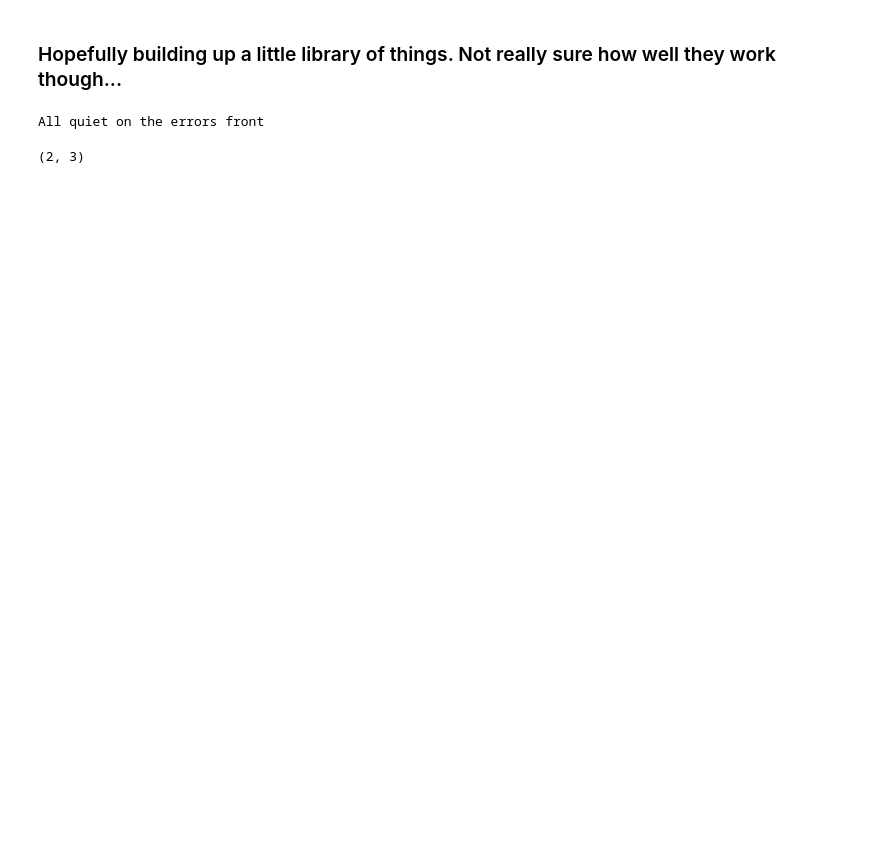
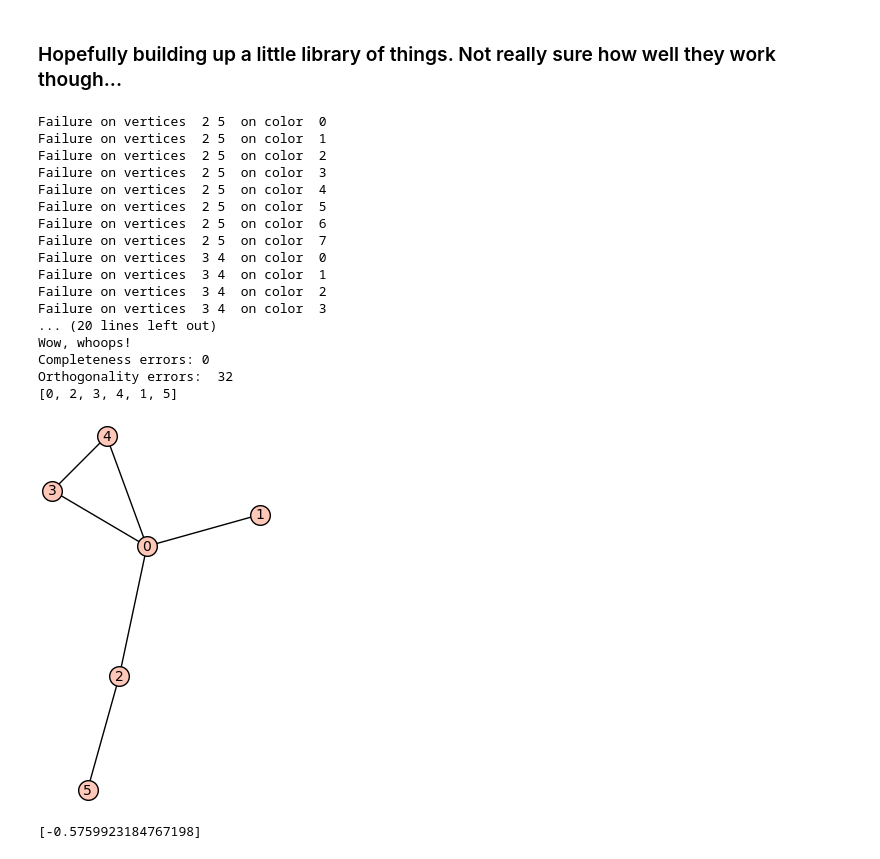
Before and after one commit to TessCollins/Graph_Research, a Jupyter notebook: Graphy_Research_Mains.ipynb, the cells around one changed output. Cells and saved outputs as stored; diff of their text form; code cells hidden in the pictures; blank space fills up the shorter version.

Commit message:
Right before trying to fix the ORDERING part of the qch constructions bc that's what's screwing it up

```diff
--- a/Graphy_Research_Mains.ipynb
+++ b/Graphy_Research_Mains.ipynb
@@ -334,17 +334,21 @@ def check_qch(qch,G):
         for i in range(d):
             for j in range(d):
                 if ((i == j) and (abs(summ[i,j]) >= 1+1e-5)) or ((i != j) and (abs(summ[i][j] > 1e-5))):
-                    print('Failure on vertex ', G.vertices(vi)) #if ON diagonal and NOT ~1, or OFF diagonal and NOT ~0, print 'die'
+                    print('Failure on vertex ', G.vertices(vi)) #if ON diagonal and NOT ~1, or OFF diagonal and NOT ~0, print where it failed
                     comp_errs +=1;
 
     #checking orthogonality
     #if they're different vertices and their respective qch matrices multiply to have trace not ~0, and they're adjacent
-    #then print 'die' and also what vertices
+    #then print where they failed
     for vi in range(n):
         for vj in range(vi):
             for ci in range(c):
-                if ((i != j) and ((qch[i][ci]*qch[j][ci].conjugate_transpose()).trace() > 1e-5) and (G.vertices(vi) in G.neighbors(G.vertices(vj)))):
-                    print('Failure on vertices ', G.vertices(vi), G.vertices(vj),' on color ',ci)
+                #if the vertices are different AND the trace of their product isn't zero AND they're neighbors, then it's failure
+                #if ((vi != vj) and (abs((qch[vi][ci]*qch[vj][ci].conjugate_transpose()).trace()) > 1e-5) and (G.vertices()[vi] in G.neighbors(G.vertices()[vj]))):
+                if (  abs( (qch[vi][ci]*qch[vj][ci].conjugate_transpose() ).trace() ) > 1e-5  ) and ( G.vertices()[vi] in G.neighbors(G.vertices()[vj])):
+                    print('Failure on vertices ', G.vertices()[vi], G.vertices()[vj],' on color ',ci)
+                    #print('With trace of ',((qch[vi][ci]*qch[vj][ci].conjugate_transpose()).trace()))
+                    #print('And matrices of ',((qch[vi][ci]*qch[vj][ci].conjugate_transpose())))
                     orth_errs +=1;
 
     if ((comp_errs == 0) and (orth_errs == 0)):
@@ -356,14 +360,38 @@ def check_qch(qch,G):
 # %%
 G= Graph() #define a graph
 G.add_vertices([i for i in range(6)]) #add 6 vertices
 G.add_edges([(0,1),(0,2),(0,3),(0,4),(3,4),(2,5)]) #add edges
 [ordering, degen] = degen_find_max(G)
 vecs=modified_LSS(G,ordering,8)
+reconstructing(vecs,ordering)
+
 qch=oct_const(vecs)
-reconstructing(vecs,ordering)
-check_qch(qch,G)
+check_qch(qch,G,ordering)
+
+#(qch[3][3].conjugate_transpose()).trace()
+print(ordering)
+G.show()
+vecs[3]*vecs[4].T
 # %% [output]
-All quiet on the errors front
+Failure on vertices  2 5  on color  0
+Failure on vertices  2 5  on color  1
+Failure on vertices  2 5  on color  2
+Failure on vertices  2 5  on color  3
+Failure on vertices  2 5  on color  4
+Failure on vertices  2 5  on color  5
+Failure on vertices  2 5  on color  6
+Failure on vertices  2 5  on color  7
+Failure on vertices  3 4  on color  0
+Failure on vertices  3 4  on color  1
+Failure on vertices  3 4  on color  2
+Failure on vertices  3 4  on color  3
+... (20 lines left out)
+Wow, whoops!
+Completeness errors: 0
+Orthogonality errors:  32
+[0, 2, 3, 4, 1, 5]
+[figure, added]
+[-0.5759923184767198]
 # %%
 def halve_qcoloring(qch):
     """
@@ -394,7 +422,3 @@ def halve_qcoloring(qch):
         hqch.append(listofmats)
 
     return hqch
-# %%
-Matrix(QQ,2,2,range(4))[1]
-# %% [output]
-(2, 3)
```
Also changed, not shown: parts of 6 cells of this notebook.
